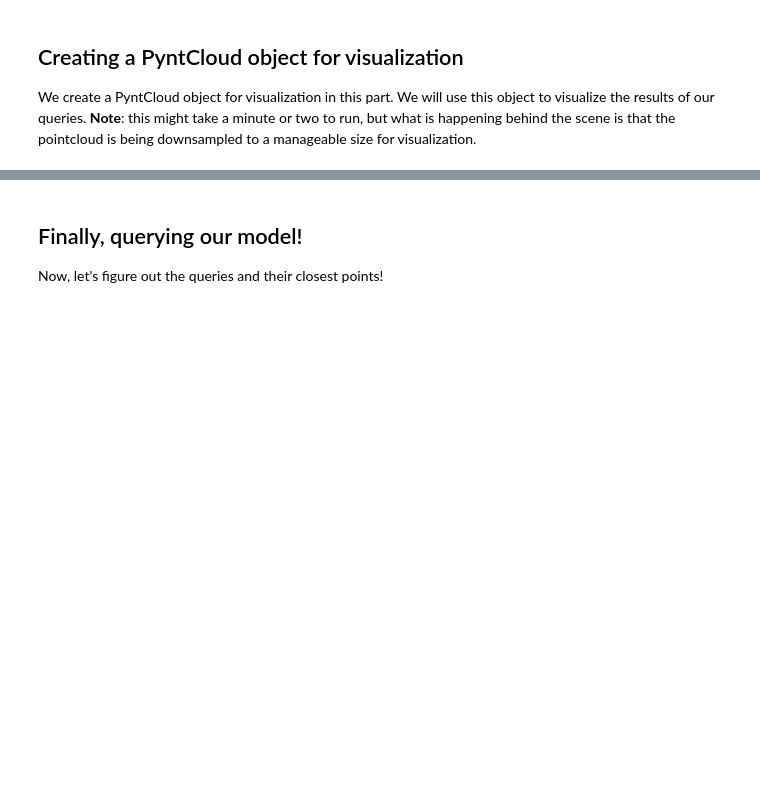
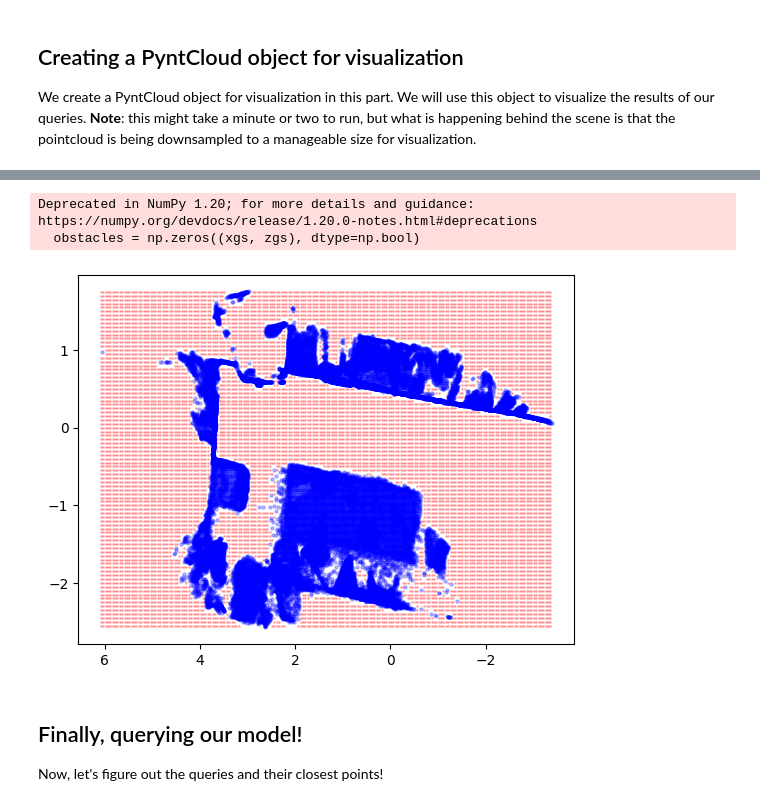
Before and after one commit to cpaxton/clip-fields, a Jupyter notebook: demo/4 - test model.ipynb, the cells around one changed output, grey strips where cells are left out. Saved outputs shown, nothing was run; the diff lists cells and outputs as text; code cells hidden in the pictures; blank space fills up the shorter version.

```diff
--- a/demo/4 - test model.ipynb
+++ b/demo/4 - test model.ipynb
@@ -208,3 +222,43 @@ Found some valid points: (680, 2)
+# %%
+def pos2grid_id(cs, x, y):
+    return int((x - x_min + cs / 2) // cs), int((z - z_min + cs / 2) // cs)
+
+
+def grid_id2pos(cs, x, y):
+    return x * cs + x_min + cs / 2, y * cs + z_min + cs / 2
+
+scale = 0.05
+
+xgs, zgs = int((x_max - x_min) // scale) + 1, int((z_max - z_min) // scale) + 1
+obstacles = np.zeros((xgs, zgs), dtype=np.bool)
+#all_points = np.zeros((xgs, zgs), dtype=np.uint8)
+#for x, y, z in zip(xs, ys, zs):
+for coordinate in coordinates:
+    x, y, z = coordinate[0], coordinate[1], coordinate[2]
+    xind, yind = pos2grid_id(scale, x, z)
+    obstacles[xind - 1 : xind + 1, yind - 1 : yind + 1] = True
+    #all_points[xind - 1 : xind + 1, yind - 1 : yind + 1] = 1
+
+valid_points = []
+for i in range(obstacles.shape[0]):
+    for j in range(obstacles.shape[1]):
+        #if obstacles[i, j] == 0 or all_points[i, j] != 1:
+        if obstacles[i, j]:
+            continue
+        valid_points.append(grid_id2pos(scale, i, j))
+valid_points = np.array(valid_points)
+
+ax = plt.subplot(111)
+ax.scatter(xs, zs, c="blue", alpha=0.25, s = 5)
+ax.scatter(valid_points[:, 0], valid_points[:, 1], c="red", alpha = 0.25, s = 1)
+ax.invert_xaxis()
+plt.savefig("map.jpg")
+np.save("map.npy", obstacles)
+plt.show()
+# %% [output]
+Deprecated in NumPy 1.20; for more details and guidance: https://numpy.org/devdocs/release/1.20.0-notes.html#deprecations
+  obstacles = np.zeros((xgs, zgs), dtype=np.bool)
+[figure, added]
 # %% [markdown]
 ## Finally, querying our model!
 
```
Also changed, not shown: parts of 25 cells of this notebook, 2 other files.
